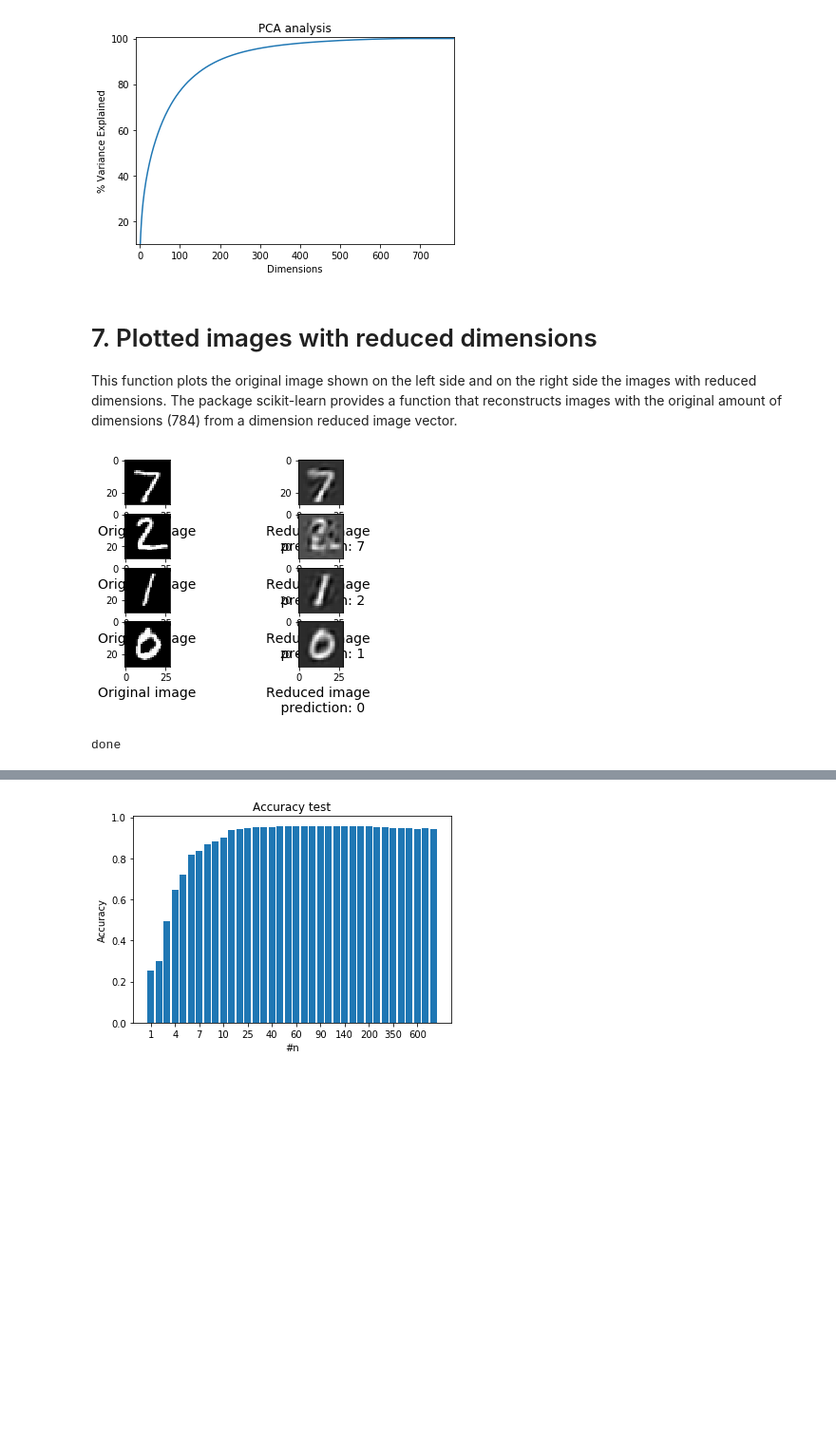
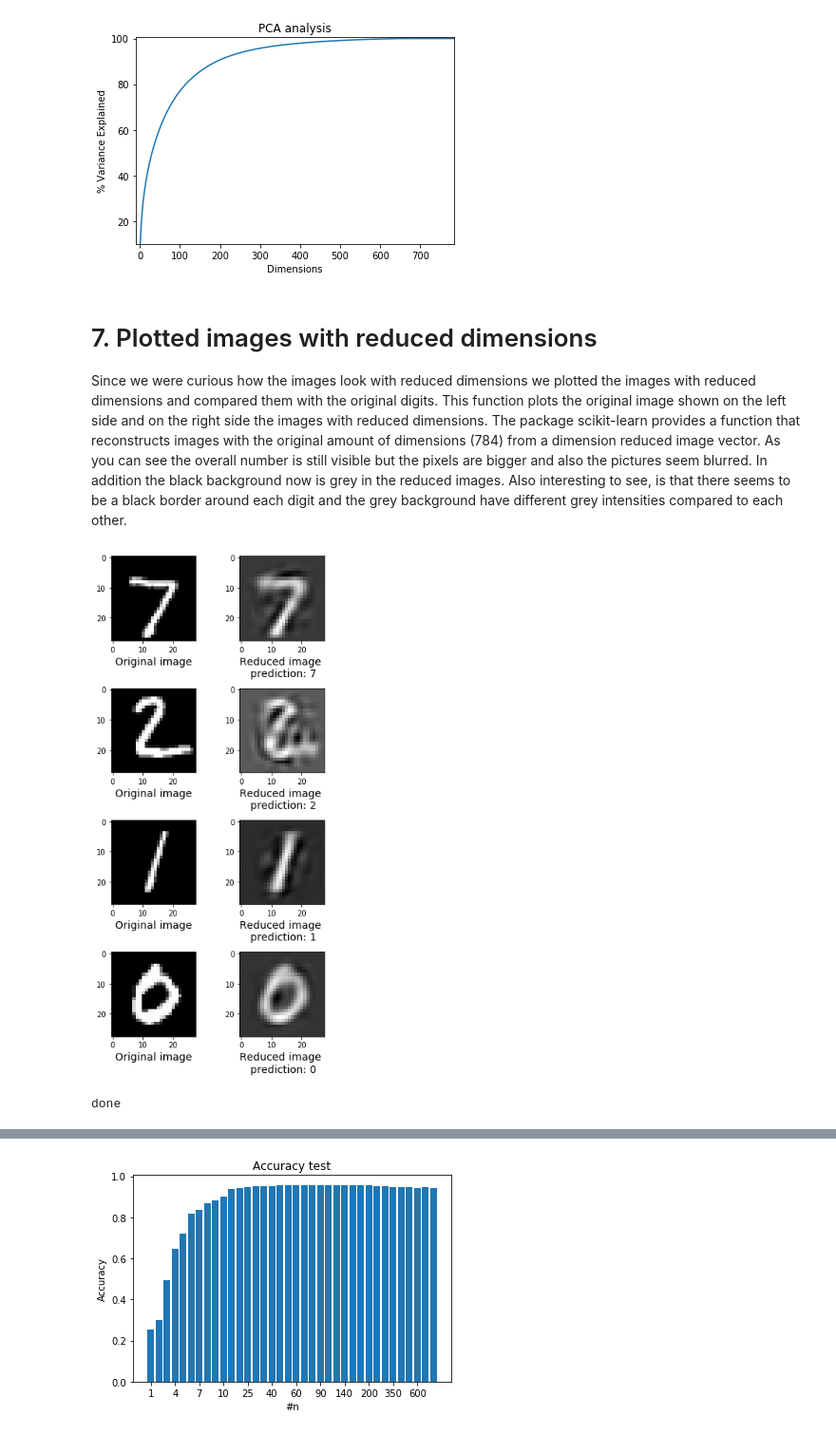
Before and after one commit to datascience-mobi/project-03-group-01, a Jupyter notebook: digit_recognition.ipynb, the cells around one changed output, grey strips where cells are left out. Shown at 95% size. Saved outputs shown, nothing was run; the diff lists cells and outputs as text; code cells hidden in the pictures; blank space fills up the shorter version.

Commit message:
just some additions to the notebook

```diff
--- a/digit_recognition.ipynb
+++ b/digit_recognition.ipynb
@@ -90,15 +97,21 @@ done
 [figure]
 # %% [markdown]
 # 7. Plotted images with reduced dimensions
+Since we were curious how the images look with reduced dimensions we plotted the images with
+reduced dimensions and compared them with the original digits.
 This function plots the original image shown on the left side and on the right side the images with reduced dimensions.
 The package scikit-learn provides a function that reconstructs images with the original amount of dimensions (784) from
-a dimension reduced image vector.
+a dimension reduced image vector. As you can see the overall number is still visible but the pixels are bigger and also
+the pictures seem blurred. In addition the black background now is grey in the reduced images. Also interesting to see,
+is that there seems to be a black border around each digit and the grey background have different grey intensities compared
+to each other.
 # %%
-reduced_images = pca.reduce_dimensions([csv_image.image for csv_image in training_lists], [csv_image.image for csv_image in test_lists], 100)
+reduced_images = pca.reduce_dimensions([csv_image.image for csv_image in training_lists],
+                                       [csv_image.image for csv_image in test_lists], 100)
 pca.plot_sample_reductions(reduced_images[2], training_lists, test_lists, reduced_images[0],  reduced_images[1], reduced_images[3], 100)
 print("done")
 # %% [output]
-[figure, old version]
+[figure, new version]
 done
 # %% [markdown]
 # 8. Show an image reconstructed from a different number of dimensions
```
Also changed, not shown: parts of 22 cells of this notebook.
